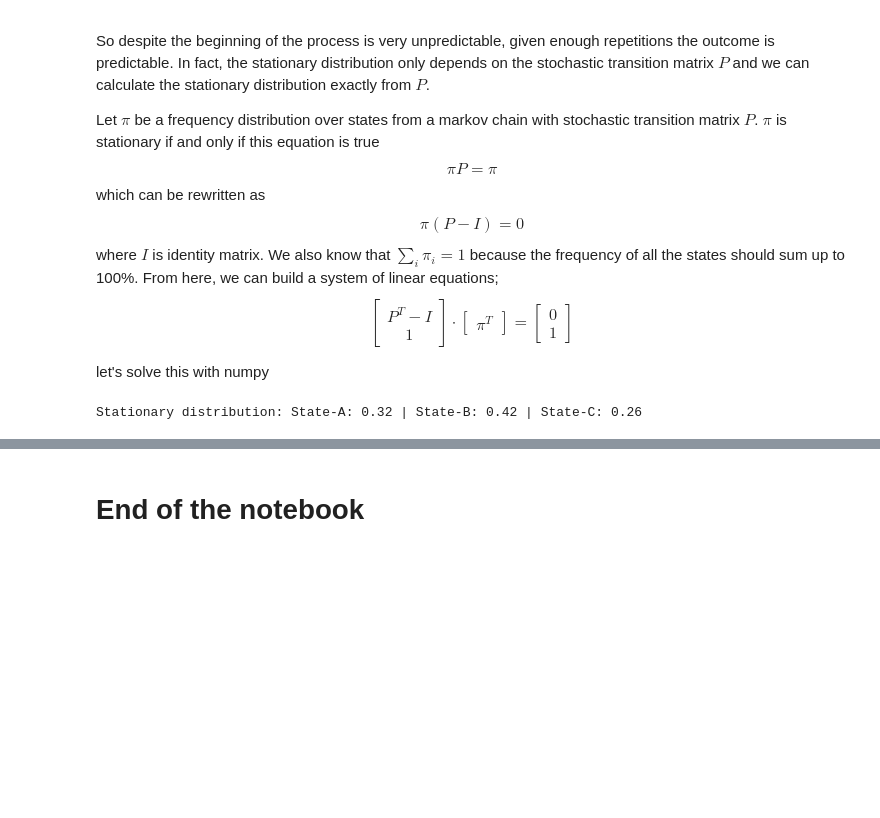
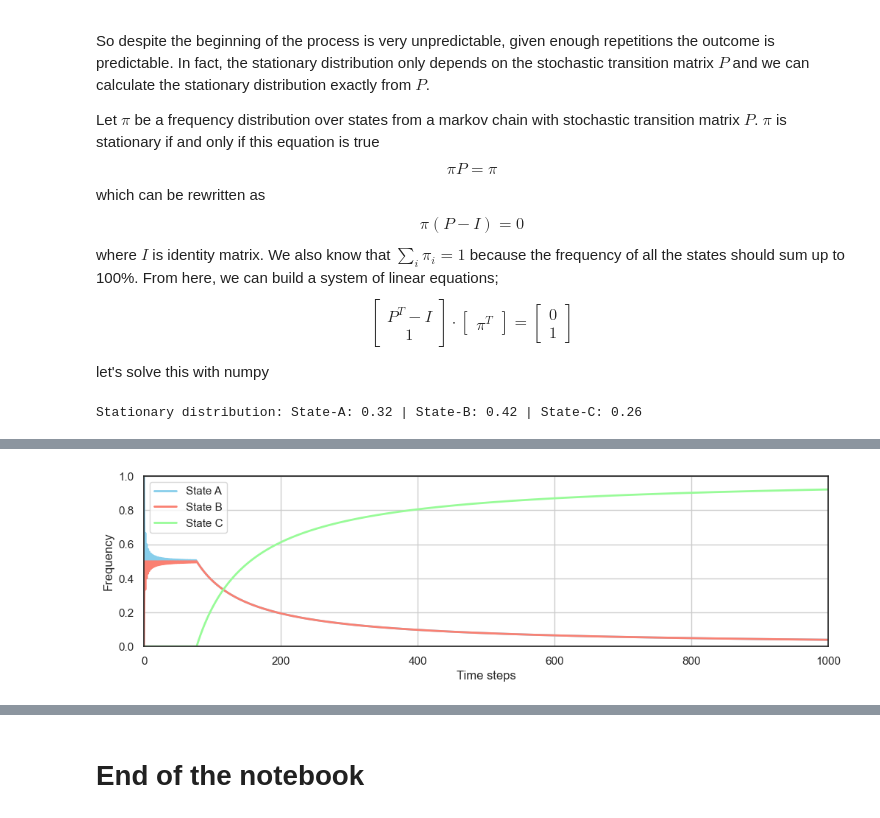
Before and after one commit to ridhoma/monte-cafe, a Jupyter notebook: notebooks/03 Discrete-Time Markov Chain.ipynb, the cells around one changed output, grey strips where cells are left out. Saved outputs shown, nothing was run; the diff lists cells and outputs as text; code cells hidden in the pictures; blank space fills up the shorter version.

Commit message:
Add reducible and periodic markov chain example

```diff
--- a/notebooks/03 Discrete-Time Markov Chain.ipynb
+++ b/notebooks/03 Discrete-Time Markov Chain.ipynb
@@ -205,0 +224,45 @@ The result is the same to the simulation. And if we ran the simulation until ver
+# %%
+# Random walk on a reducible Markov-Chain
+
+# variable P and n_states in this cells is going to be reused in the following cells in this notebook
+Qr = np.array([[0, 0.99, 0.01],  # A -> A, B, C
+              [0.99, 0, 0.01],  # B -> A, B, C
+              [0.0, 0.0, 1]]) # C -> A, B, C
+n_states = Qr.shape[0] # there are 3 states
+
+# Markov Chain simulation
+
+current_state = 0 # start at state-A
+states = [current_state] # list to keep track the visited states in each iteration
+freq_evolution = [np.array([1, 0, 0])] # list to keep track how many times each states has been visited. Initial value is 1 for state-A
+from utils.utils import count_frequency # pre-defined utility function to calculate frequency of occurence of elements in a list
+
+max_steps = 1000
+for step in range(1, max_steps):
+    current_state = np.random.choice(n_states, p=Qr[current_state])  # take a random step based on stochastic matrix P
+    states.append(current_state) # keep track of the state
+
+    # count the frequency of visit of each state
+    freq_ = count_frequency(states)
+    freq = np.zeros(n_states)
+    for k,v in freq_.items():
+        freq[k] = v
+    freq_evolution.append(freq)
+
+freq_evolution = np.array(freq_evolution) # change data type from list to array
+freq_evolution_normed = freq_evolution/freq_evolution.sum(axis=1, keepdims=True) # normalized the frequency so that the sum is 1.0 (100%)
+fig, ax = plt.subplots(figsize=(12,3))
+lines = []
+for i in range(n_states):
+    label = f"State {node_labels[i]}"
+    lines.append(
+        ax.plot(freq_evolution_normed[:,i], lw=2, c=node_colors[i], label=label)[0]
+    )
+ax.set_ylabel("Frequency")
+ax.set_ylim([0, 1])
+ax.set_xlabel("Time steps")
+ax.set_xlim([0, max_steps])
+ax.legend()
+ax.grid()
+# %% [output]
+[figure, added]
```
Also changed, not shown: parts of 8 cells of this notebook.
